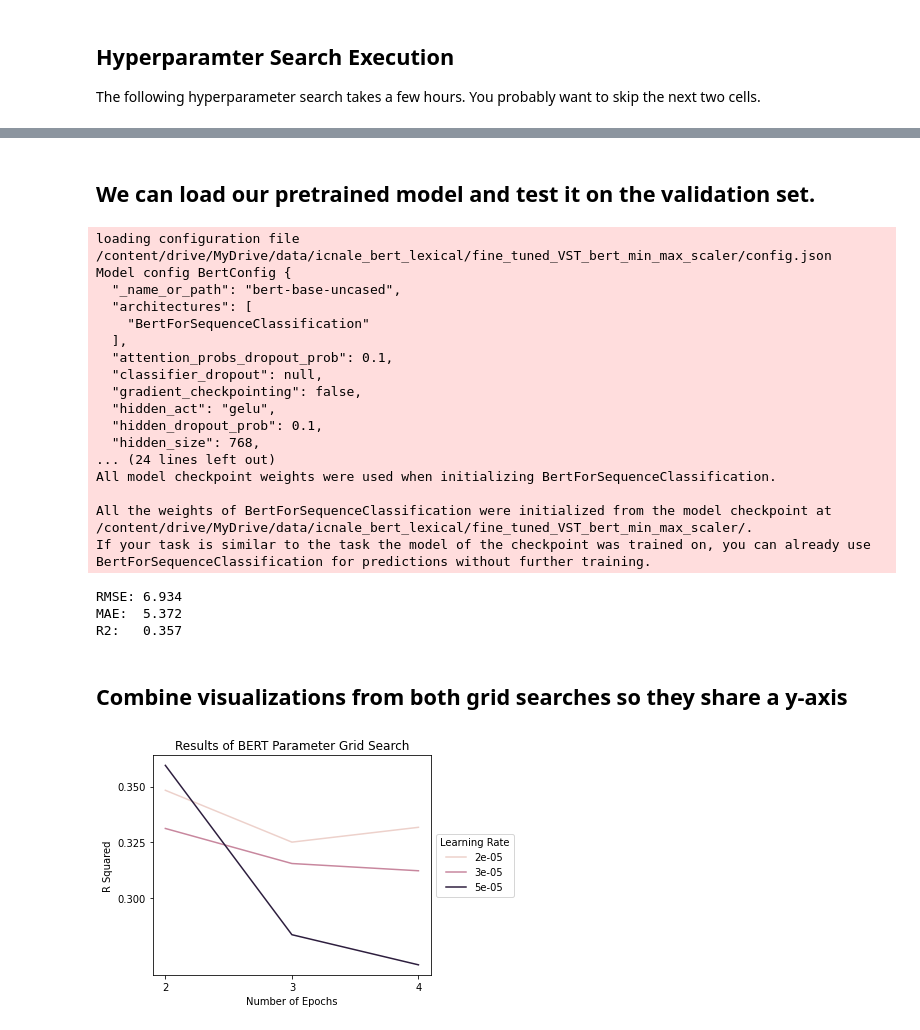
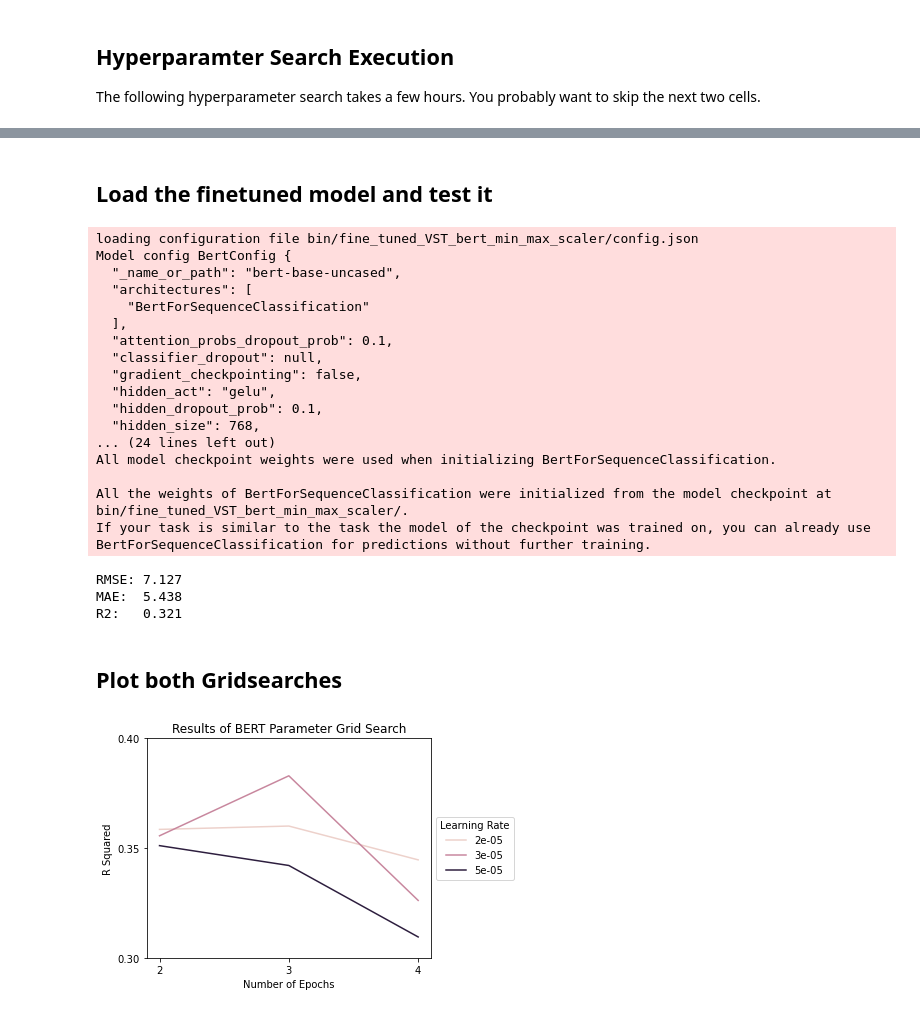
Before and after one commit to langdonholmes/lexical_analysis, a Jupyter notebook: ICNALE_lexical_finetune_bert.ipynb, the cells around one changed output, grey strips where cells are left out. Drawn from its saved outputs; the diff is of its cells as text; code cells hidden in the pictures.

```diff
--- a/ICNALE_lexical_finetune_bert.ipynb
+++ b/ICNALE_lexical_finetune_bert.ipynb
@@ -259,18 +355,18 @@ trainer.save_model('/content/drive/MyDrive/data/icnale_bert_lexical/fine_tuned_V
 # %% [markdown]
-## We can load our pretrained model and test it on the validation set.
+## Load the finetuned model and test it
 # %%
-model = BertForSequenceClassification.from_pretrained("/content/drive/MyDrive/data/icnale_bert_lexical/fine_tuned_VST_bert_min_max_scaler/").to(device)
-loader = torch.utils.data.DataLoader(datadict['valid'], batch_size=16)
+model = BertForSequenceClassification.from_pretrained('bin/fine_tuned_VST_bert_min_max_scaler/').to(DEVICE)
+loader = torch.utils.data.DataLoader(datadict['test'], batch_size=BATCH_SIZE)
 labels = loader.dataset['label'].cpu().numpy().reshape(-1, 1)
 preds = np.empty((loader.dataset.num_rows, 1))
 for i, batch in tqdm(enumerate(loader)):
-  st = i*loader.batch_size
-  with torch.no_grad():
-    logits = model(batch['input_ids'],
-                   batch['attention_mask']).logits
-  preds[st:st+len(batch['label'])] = logits.squeeze().cpu().numpy().reshape(-1, 1)
+    st = i*loader.batch_size
+    with torch.no_grad():
+        logits = model(batch['input_ids'],
+                       batch['attention_mask']).logits
+    preds[st:st+len(batch['label'])] = logits.squeeze().cpu().numpy().reshape(-1, 1)
 # %% [output]
-loading configuration file /content/drive/MyDrive/data/icnale_bert_lexical/fine_tuned_VST_bert_min_max_scaler/config.json
+loading configuration file bin/fine_tuned_VST_bert_min_max_scaler/config.json
 Model config BertConfig {
   "_name_or_path": "bert-base-uncased",
   "architectures": [
@@ -285,39 +381,42 @@ Model config BertConfig {
 ... (24 lines left out)
 All model checkpoint weights were used when initializing BertForSequenceClassification.
 
-All the weights of BertForSequenceClassification were initialized from the model checkpoint at /content/drive/MyDrive/data/icnale_bert_lexical/fine_tuned_VST_bert_min_max_scaler/.
+All the weights of BertForSequenceClassification were initialized from the model checkpoint at bin/fine_tuned_VST_bert_min_max_scaler/.
 If your task is similar to the task the model of the checkpoint was trained on, you can already use BertForSequenceClassification for predictions without further training.
 # %%
 # Let's inverse scale so that MAE and RMSE will approximate original (VST) units
-scaled_labels = _valid.scaler.inverse_transform(labels)
+scaled_labels = SCALER.inverse_transform(labels)
+
 # Raise error if the scaled labels (rounded) do not equal original VST scores.
-assert np.array_equal(np.around(scaled_labels), valid_df[['VST']].to_numpy())
+assert np.array_equal(np.around(scaled_labels), test[['VST']].to_numpy())
 
-scaled_preds = _valid.scaler.inverse_transform(preds)
+scaled_preds = SCALER.inverse_transform(preds)
 
 print(f'RMSE: {mean_squared_error(scaled_labels, scaled_preds, squared=False):.3f}')
 print(f'MAE:  {mean_absolute_error(scaled_labels, scaled_preds):.3f}')
 print(f'R2:   {r2_score(scaled_labels, scaled_preds):.3f}')
 # %% [output]
-RMSE: 6.934
-MAE:  5.372
-R2:   0.357
+RMSE: 7.127
+MAE:  5.438
+R2:   0.321
-# %% [markdown]
-## Combine visualizations from both grid searches so they share a y-axis
+# %% [markdown]
+## Plot both Gridsearches
 # %%
-bert_gs = pd.read_csv('/content/drive/MyDrive/data/icnale_bert_lexical/bert_gridsearch.csv')
+bert_gs = pd.read_csv('bin/bert_gridsearch.csv')
 ax = sns.lineplot(data=bert_gs, x='num_train_epochs', y='score', hue='learning_rate')
+
+Y_SCALE = np.linspace(.15, .40, num=6)
 ax.set_title('Results of BERT Parameter Grid Search')
 ax.set_ylabel('R Squared')
 ax.set_xlabel('Number of Epochs')
 # ax.set(ylim=(None, .35))
-ax.set_yticks(np.linspace(.3, .35, num=3))
+ax.set_yticks(np.linspace(.30, .40, num=3))
 ax.set_xticks([2, 3, 4])
 ax.legend(loc='center left', bbox_to_anchor=(1, 0.5), title='Learning Rate')
 figure = ax.get_figure()
 plt.tight_layout()
 plt.show()
-figure.savefig('/content/drive/MyDrive/data/icnale_bert_lexical/figs/bert_gridsearch.png', dpi=300)
+figure.savefig('figs/bert_gridsearch.png', dpi=300)
 # %% [output]
-[figure, old version]
+[figure, new version]
 # %%
```
Also changed, not shown: parts of 13 cells of this notebook, 3 other files.
